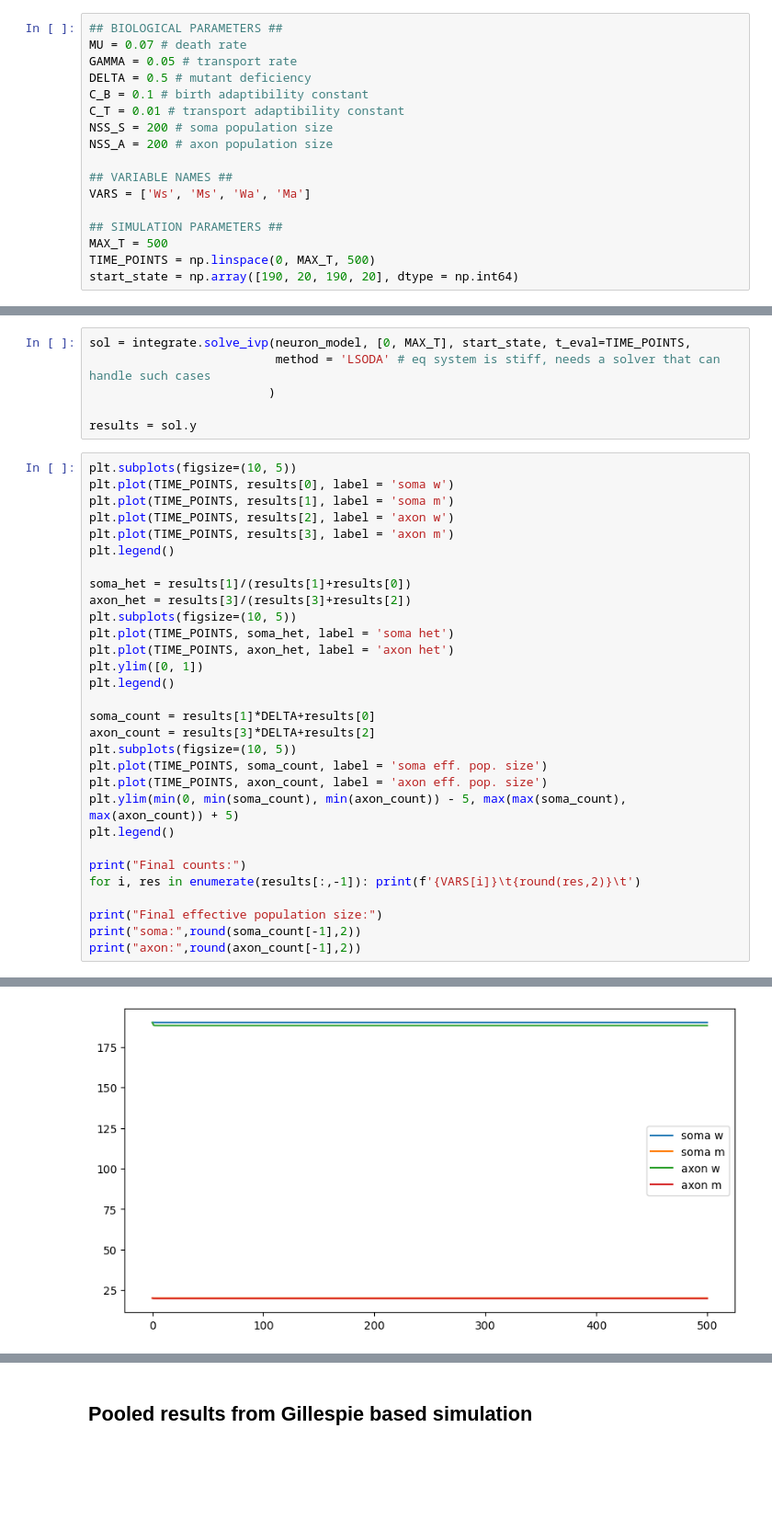
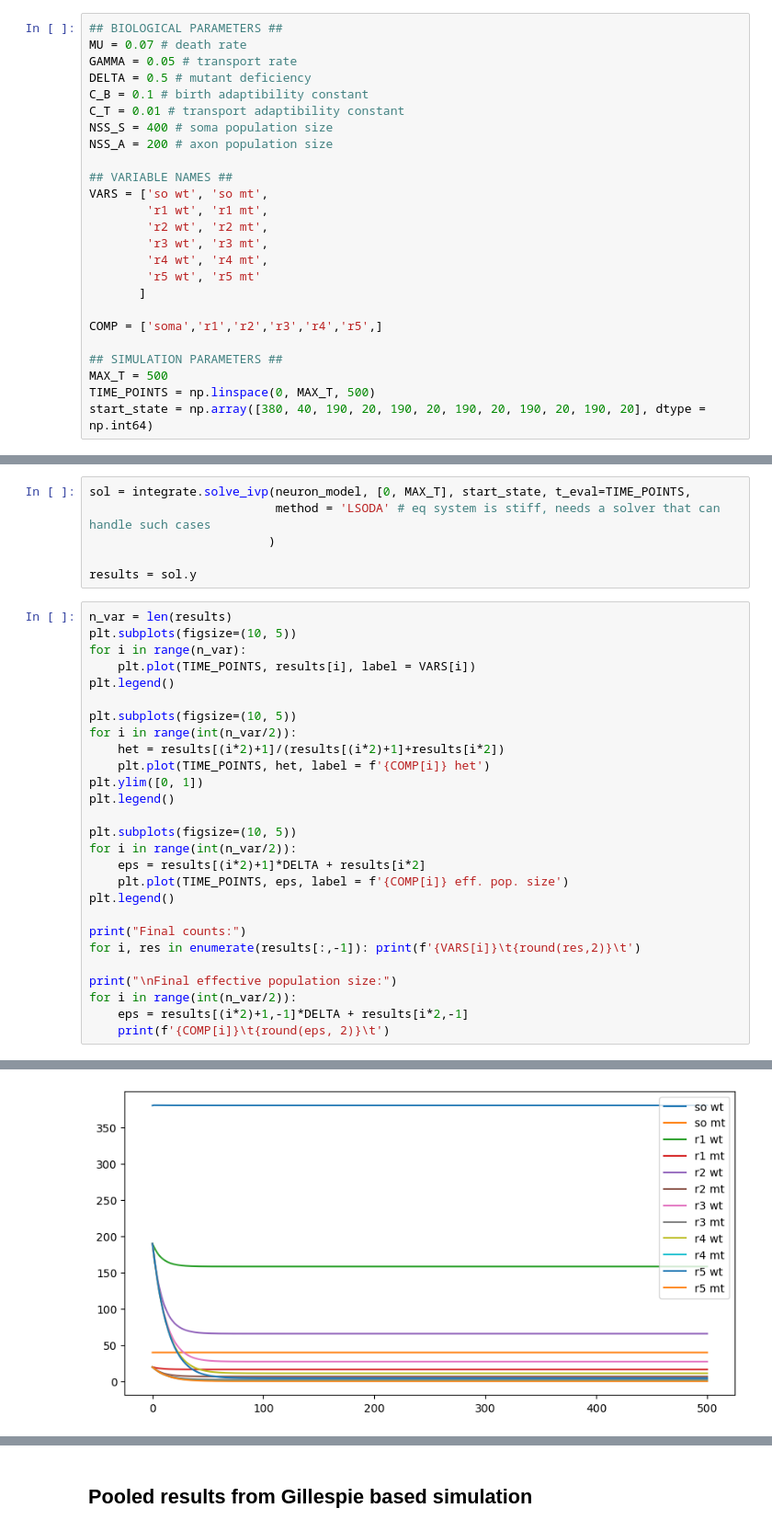
Before and after one commit to dkornai/SSD-in-Neurons, a Jupyter notebook: neruon_model_ring.ipynb, the cells around one changed output, grey strips where cells are left out. Shown at 92% size. Cells and saved outputs as stored; diff of their text form; blank space fills up the shorter version.

```diff
--- a/neruon_model_ring.ipynb
+++ b/neruon_model_ring.ipynb
@@ -46,16 +40,24 @@ GAMMA = 0.05 # transport rate
 DELTA = 0.5 # mutant deficiency
 C_B = 0.1 # birth adaptibility constant
 C_T = 0.01 # transport adaptibility constant
-NSS_S = 200 # soma population size
+NSS_S = 400 # soma population size
 NSS_A = 200 # axon population size
 
 ## VARIABLE NAMES ##
-VARS = ['Ws', 'Ms', 'Wa', 'Ma']
+VARS = ['so wt', 'so mt',
+        'r1 wt', 'r1 mt',
+        'r2 wt', 'r2 mt',
+        'r3 wt', 'r3 mt',
+        'r4 wt', 'r4 mt',
+        'r5 wt', 'r5 mt'
+       ]
+
+COMP = ['soma','r1','r2','r3','r4','r5',]
 
 ## SIMULATION PARAMETERS ##
 MAX_T = 500
 TIME_POINTS = np.linspace(0, MAX_T, 500)
-start_state = np.array([190, 20, 190, 20], dtype = np.int64)
+start_state = np.array([380, 40, 190, 20, 190, 20, 190, 20, 190, 20, 190, 20], dtype = np.int64)
 # %% [markdown]
 ## Deterministic simulation
 # %%
@@ -65,34 +67,31 @@ sol = integrate.solve_ivp(neuron_model, [0, MAX_T], start_state, t_eval=TIME_POI
 
 results = sol.y
 # %%
+n_var = len(results)
 plt.subplots(figsize=(10, 5))
-plt.plot(TIME_POINTS, results[0], label = 'soma w')
-plt.plot(TIME_POINTS, results[1], label = 'soma m')
-plt.plot(TIME_POINTS, results[2], label = 'axon w')
-plt.plot(TIME_POINTS, results[3], label = 'axon m')
+for i in range(n_var):
+    plt.plot(TIME_POINTS, results[i], label = VARS[i])
 plt.legend()
 
-soma_het = results[1]/(results[1]+results[0])
-axon_het = results[3]/(results[3]+results[2])
 plt.subplots(figsize=(10, 5))
-plt.plot(TIME_POINTS, soma_het, label = 'soma het')
-plt.plot(TIME_POINTS, axon_het, label = 'axon het')
+for i in range(int(n_var/2)):
+    het = results[(i*2)+1]/(results[(i*2)+1]+results[i*2])
+    plt.plot(TIME_POINTS, het, label = f'{COMP[i]} het')
 plt.ylim([0, 1])
 plt.legend()
 
-soma_count = results[1]*DELTA+results[0]
-axon_count = results[3]*DELTA+results[2]
 plt.subplots(figsize=(10, 5))
-plt.plot(TIME_POINTS, soma_count, label = 'soma eff. pop. size')
-plt.plot(TIME_POINTS, axon_count, label = 'axon eff. pop. size')
-plt.ylim(min(0, min(soma_count), min(axon_count)) - 5, max(max(soma_count), max(axon_count)) + 5)
+for i in range(int(n_var/2)):
+    eps = results[(i*2)+1]*DELTA + results[i*2]
+    plt.plot(TIME_POINTS, eps, label = f'{COMP[i]} eff. pop. size')
 plt.legend()
 
 print("Final counts:")
 for i, res in enumerate(results[:,-1]): print(f'{VARS[i]}\t{round(res,2)}\t')
 
-print("Final effective population size:")
-print("soma:",round(soma_count[-1],2))
-print("axon:",round(axon_count[-1],2))
+print("\nFinal effective population size:")
+for i in range(int(n_var/2)):
+    eps = results[(i*2)+1,-1]*DELTA + results[i*2,-1]
+    print(f'{COMP[i]}\t{round(eps, 2)}\t')
 # %% [output]
 Final counts:
@@ -106 +114 @@ axon: 198.11
-[figure, old version]
+[figure, new version]
```
Also changed, not shown: parts of 2 cells of this notebook.
